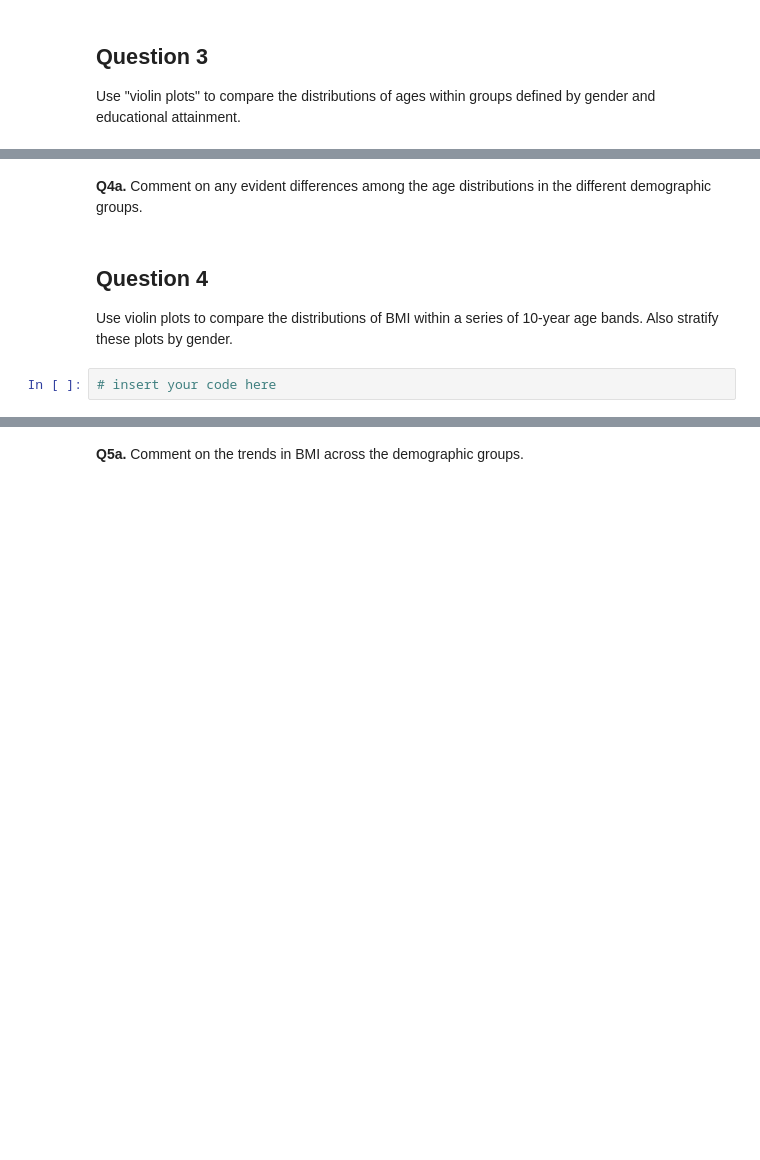
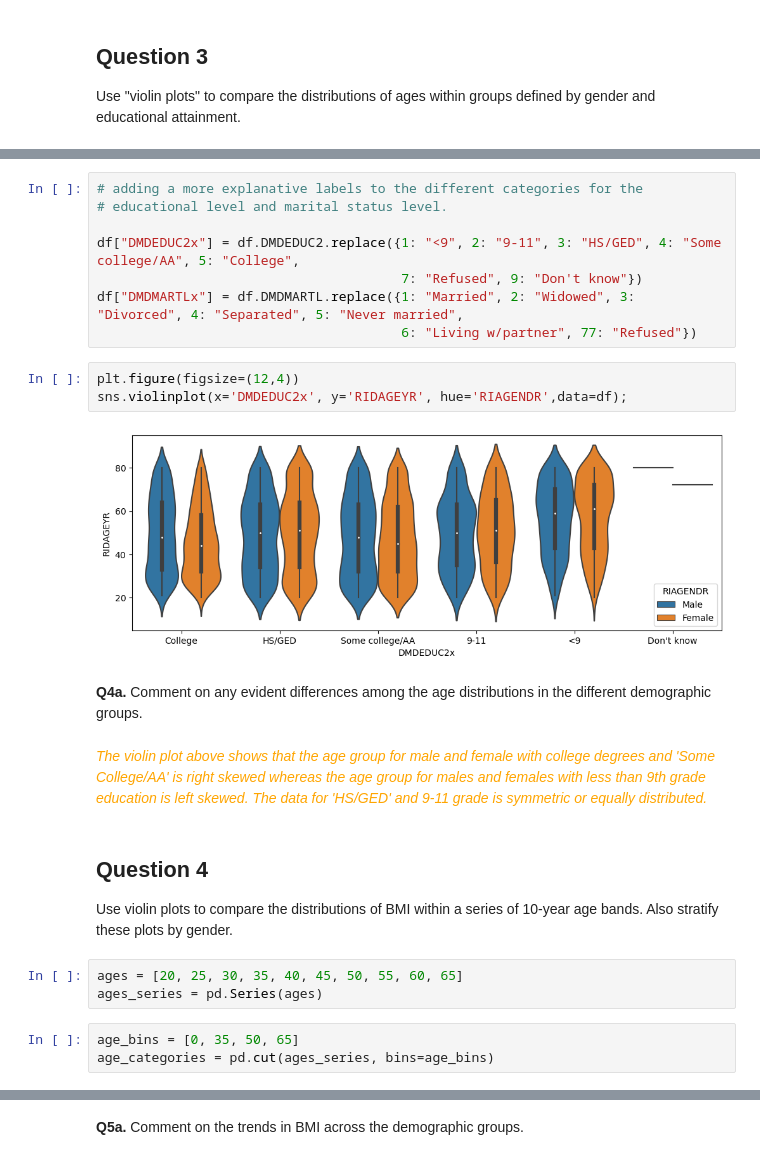
Before and after one commit to EsosaOrumwese/Statistics-with-Python, a Jupyter notebook: 1. Understanding and Visualizing Data with Python/Wk3/nhanes_multivariate_practice.ipynb, the cells around one changed output, grey strips where cells are left out. Drawn from its saved outputs; the diff is of its cells as text; blank space fills up the shorter version.

```diff
--- a/1. Understanding and Visualizing Data with Python/Wk3/nhanes_multivariate_practice.ipynb
+++ b/1. Understanding and Visualizing Data with Python/Wk3/nhanes_multivariate_practice.ipynb
@@ -60,8 +108,29 @@ Use "violin plots" to compare the distributions of ages within groups defined by
+# %%
+# adding a more explanative labels to the different categories for the
+# educational level and marital status level.
+
+df["DMDEDUC2x"] = df.DMDEDUC2.replace({1: "<9", 2: "9-11", 3: "HS/GED", 4: "Some college/AA", 5: "College",
+                                       7: "Refused", 9: "Don't know"})
+df["DMDMARTLx"] = df.DMDMARTL.replace({1: "Married", 2: "Widowed", 3: "Divorced", 4: "Separated", 5: "Never married",
+                                       6: "Living w/partner", 77: "Refused"})
+# %%
+plt.figure(figsize=(12,4))
+sns.violinplot(x='DMDEDUC2x', y='RIDAGEYR', hue='RIAGENDR',data=df);
+# %% [output]
+[figure, added]
 # %% [markdown]
 __Q4a.__ Comment on any evident differences among the age distributions in the different demographic groups.
+# %% [markdown]
+*<span style="color:orange">
+The violin plot above shows that the age group for male and female with college degrees and 'Some College/AA' is right skewed whereas the age group for males and females with less than 9th grade education is left skewed. The data for 'HS/GED' and 9-11 grade is symmetric or equally distributed.
+<span>*
 # %% [markdown]
 ## Question 4
 
 Use violin plots to compare the distributions of BMI within a series of 10-year age bands.  Also stratify these plots by gender.
-# %%
-# insert your code here
+# %%
+ages = [20, 25, 30, 35, 40, 45, 50, 55, 60, 65]
+ages_series = pd.Series(ages)
+# %%
+age_bins = [0, 35, 50, 65]
+age_categories = pd.cut(ages_series, bins=age_bins)
```
Also changed, not shown: parts of 24 cells of this notebook.
